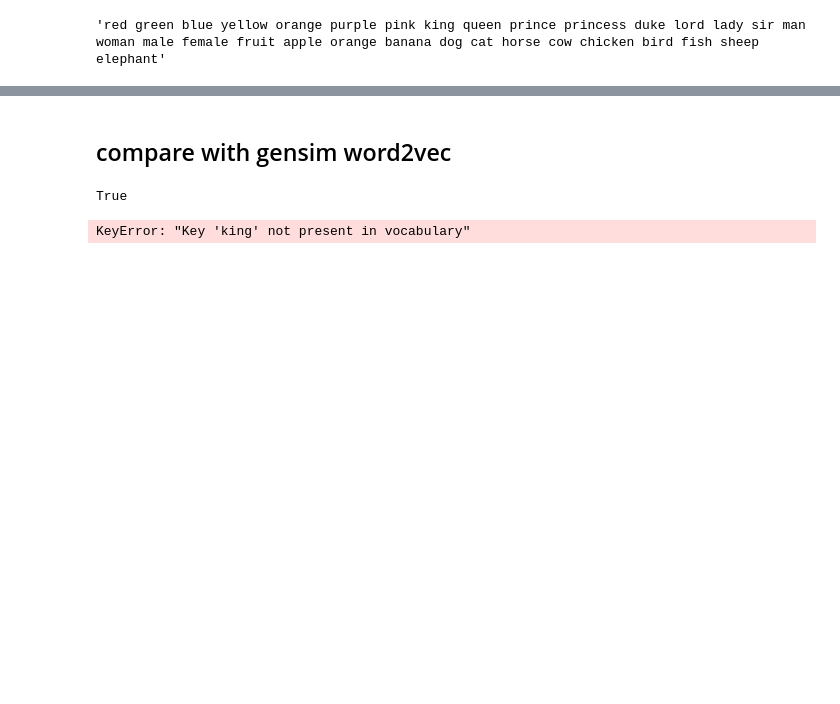
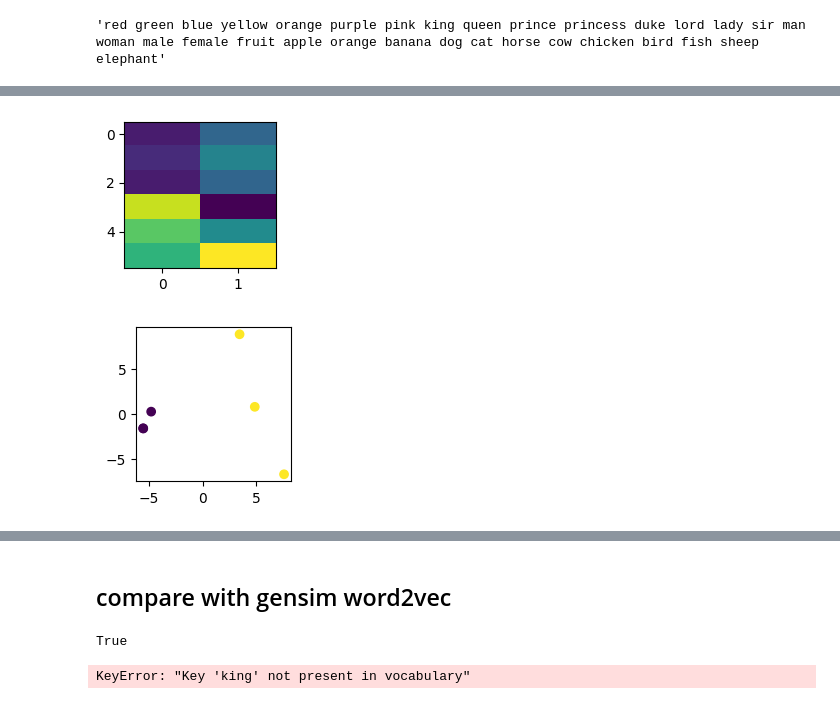
Before and after one commit to peluche/embeddings_necronomicon, a Jupyter notebook: nano_word2vec_skip-gram.ipynb, the cells around one changed output, grey strips where cells are left out. Saved outputs shown, nothing was run; the diff lists cells and outputs as text; code cells hidden in the pictures; blank space fills up the shorter version.

```diff
--- a/nano_word2vec_skip-gram.ipynb
+++ b/nano_word2vec_skip-gram.ipynb
@@ -459,0 +490,20 @@ for mm, label in [(m, 'trained'), (untrained_model, 'untrained')]:
+# %%
+words = ['pink', 'blue', 'yellow', 'king', 'prince', 'duke']
+embedding_matrix = torch.stack([get_embedding(w).cpu().detach() for w in words])
+colors = torch.tensor([0, 0, 0, 1, 1, 1])
+
+pca = PCA(n_components=2)
+principal_components = pca.fit_transform(embedding_matrix)
+
+# we lose a lot of information by projecting to 2D 2 vectors become equal ¯\_(ツ)_/¯
+plt.figure(figsize=(2, 2))
+plt.imshow(principal_components, cmap='viridis', aspect='auto')
+plt.tight_layout()
+plt.show()
+
+plt.figure(figsize=(2, 2))
+plt.scatter(principal_components[:, 0], principal_components[:, 1], c=colors, cmap='viridis')
+plt.show()
+# %% [output]
+[figure, added]
+[figure, added]
```
Also changed, not shown: parts of 14 cells of this notebook.
